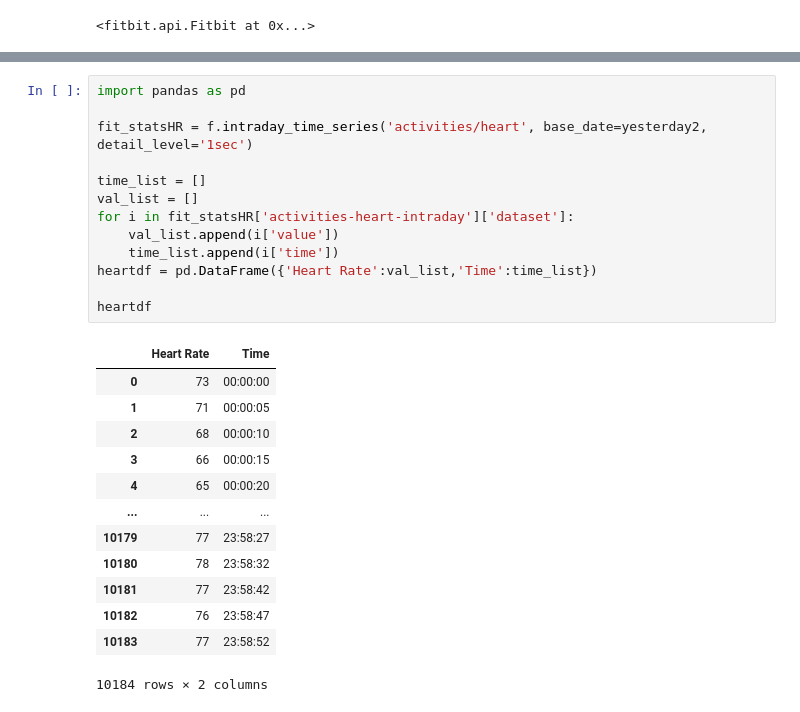
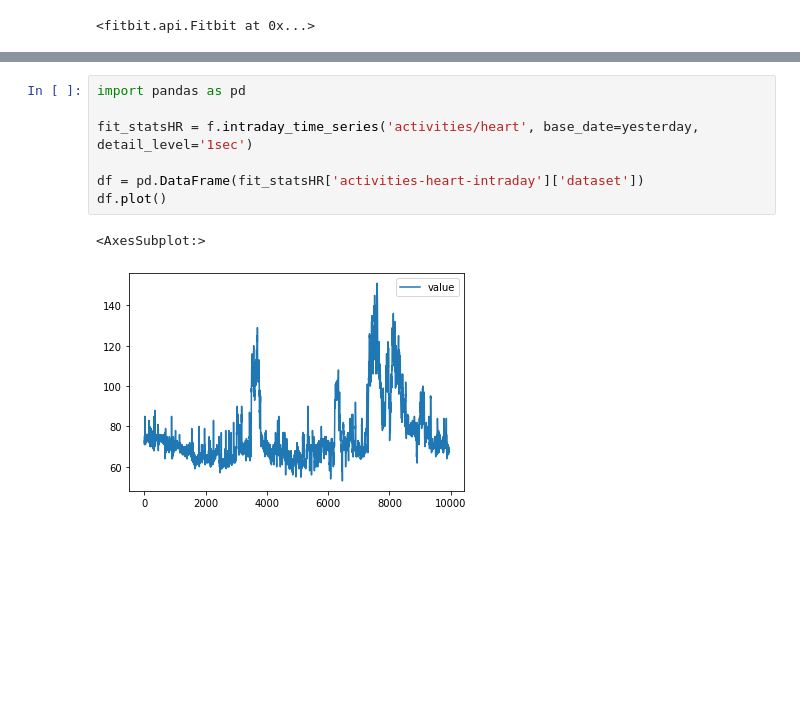
Before and after one commit to lila/myfitbit, a Jupyter notebook: myfitbit.ipynb, the cells around one changed output, grey strips where cells are left out. Drawn from its saved outputs; the diff is of its cells as text; blank space fills up the shorter version.

```diff
--- a/myfitbit.ipynb
+++ b/myfitbit.ipynb
@@ -15,27 +15,10 @@ yesterday
 # %%
 import pandas as pd
 
-fit_statsHR = f.intraday_time_series('activities/heart', base_date=yesterday2, detail_level='1sec')
+fit_statsHR = f.intraday_time_series('activities/heart', base_date=yesterday, detail_level='1sec')
 
-time_list = []
-val_list = []
-for i in fit_statsHR['activities-heart-intraday']['dataset']:
-    val_list.append(i['value'])
-    time_list.append(i['time'])
-heartdf = pd.DataFrame({'Heart Rate':val_list,'Time':time_list})
-
-heartdf
+df = pd.DataFrame(fit_statsHR['activities-heart-intraday']['dataset'])
+df.plot()
 # %% [output]
-|  | Heart Rate | Time |
-| 0 | 73 | 00:00:00 |
-| 1 | 71 | 00:00:05 |
-| 2 | 68 | 00:00:10 |
-| 3 | 66 | 00:00:15 |
-| 4 | 65 | 00:00:20 |
-| ... | ... | ... |
-| 10179 | 77 | 23:58:27 |
-| 10180 | 78 | 23:58:32 |
-| 10181 | 77 | 23:58:42 |
-| 10182 | 76 | 23:58:47 |
-| 10183 | 77 | 23:58:52 |
-10184 rows × 2 columns
+<AxesSubplot:>
+[figure, added]
```
Also changed, not shown: parts of 2 cells of this notebook.
